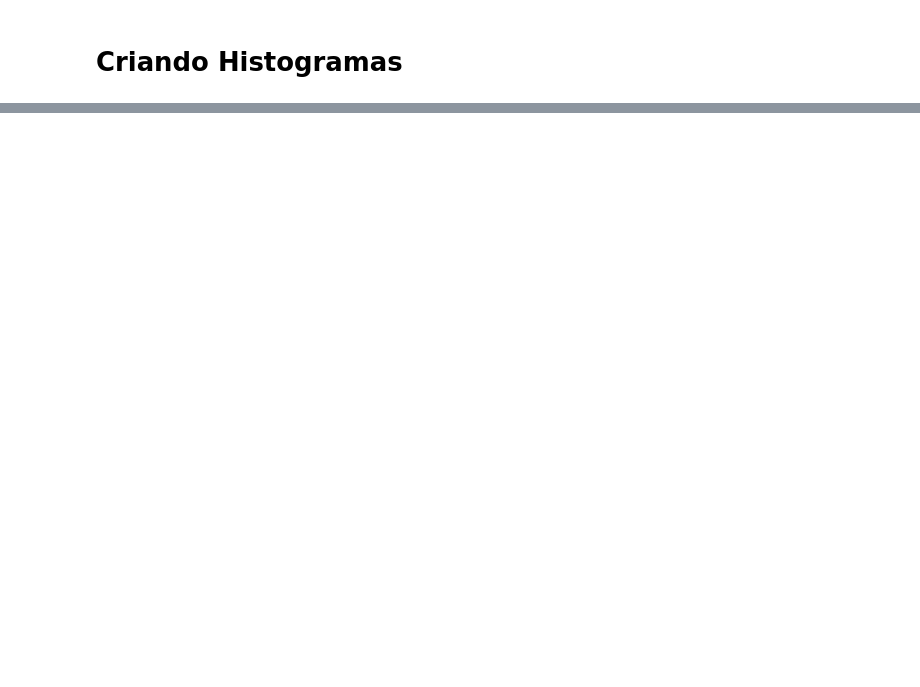
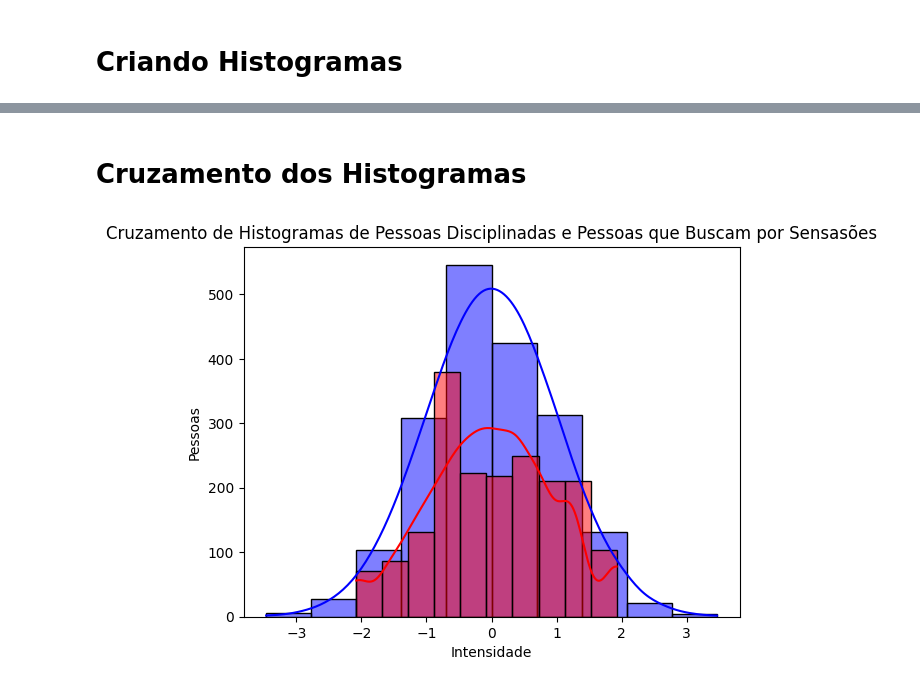
Before and after one commit to BryanYunche/Z-score-e-Binomial-Distribution-Claudomiro-Atividade-01, a Jupyter notebook: LLM_Atividade01.ipynb, the cells around one changed output, grey strips where cells are left out. Saved outputs shown, nothing was run; the diff lists cells and outputs as text; code cells hidden in the pictures; blank space fills up the shorter version.

```diff
--- a/LLM_Atividade01.ipynb
+++ b/LLM_Atividade01.ipynb
@@ -108,0 +195,16 @@ df.info()
+# %% [markdown]
+# Cruzamento dos Histogramas
+# %%
+# Cruzamento dos Histogramas
+sns.histplot(df['Pessoa_Disciplinada'], bins=n_bins, color='blue', alpha=0.5, kde=True)
+sns.histplot(df['Pessoa_Adrenalina'], bins=n_bins, color='red', alpha=0.5, kde=True)
+
+# Legendas do Histograma
+plt.title('Cruzamento de Histogramas de Pessoas Disciplinadas e Pessoas que Buscam por Sensasões')
+plt.xlabel('Intensidade')
+plt.ylabel('Pessoas')
+
+# Show plot
+plt.show()
+# %% [output]
+[figure, added]
```
Also changed, not shown: parts of 12 cells of this notebook.
